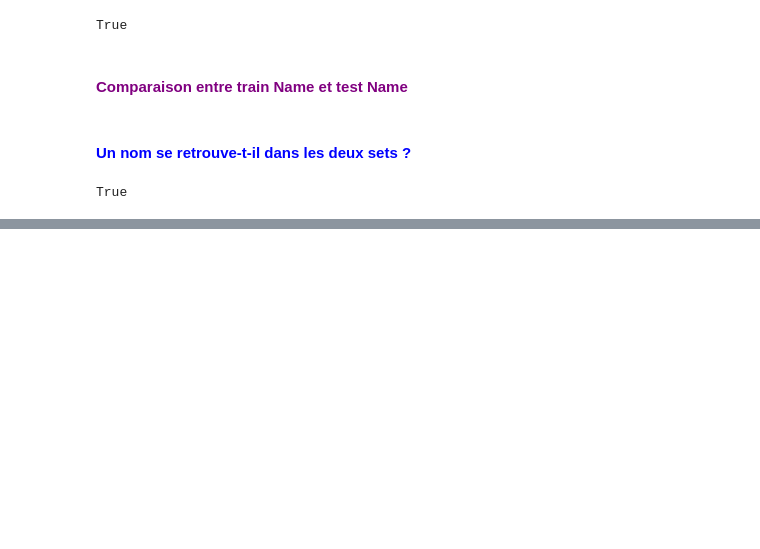
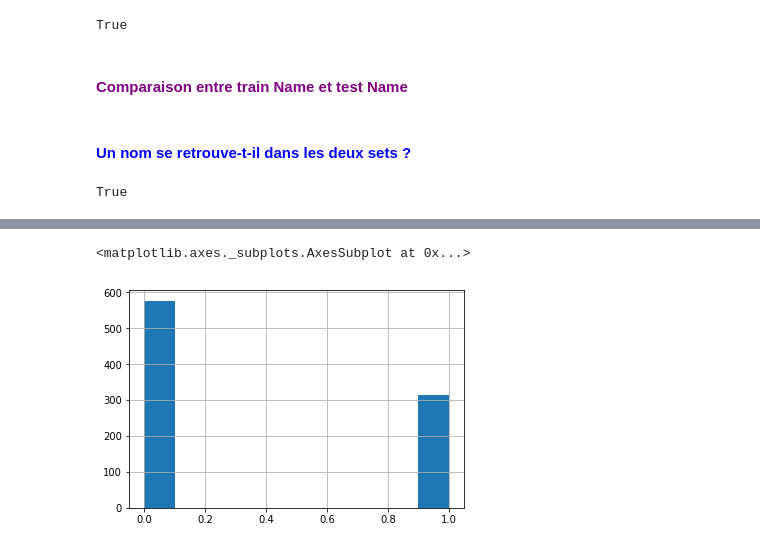
Before and after one commit to amarjane/kaggle-titanic, a Jupyter notebook: kaggle_analyse_data.ipynb, the cells around one changed output, grey strips where cells are left out. Saved outputs shown, nothing was run; the diff lists cells and outputs as text; code cells hidden in the pictures; blank space fills up the shorter version.

```diff
--- a/kaggle_analyse_data.ipynb
+++ b/kaggle_analyse_data.ipynb
@@ -184,0 +288,7 @@ True
+# %%
+sex = train['Sex'].map({'male' : 0, 'female' : 1})
+# %%
+sex.hist()
+# %% [output]
+<matplotlib.axes._subplots.AxesSubplot at 0x...>
+[figure, added]
```
Also changed, not shown: parts of 201 cells of this notebook, 7 other files.
